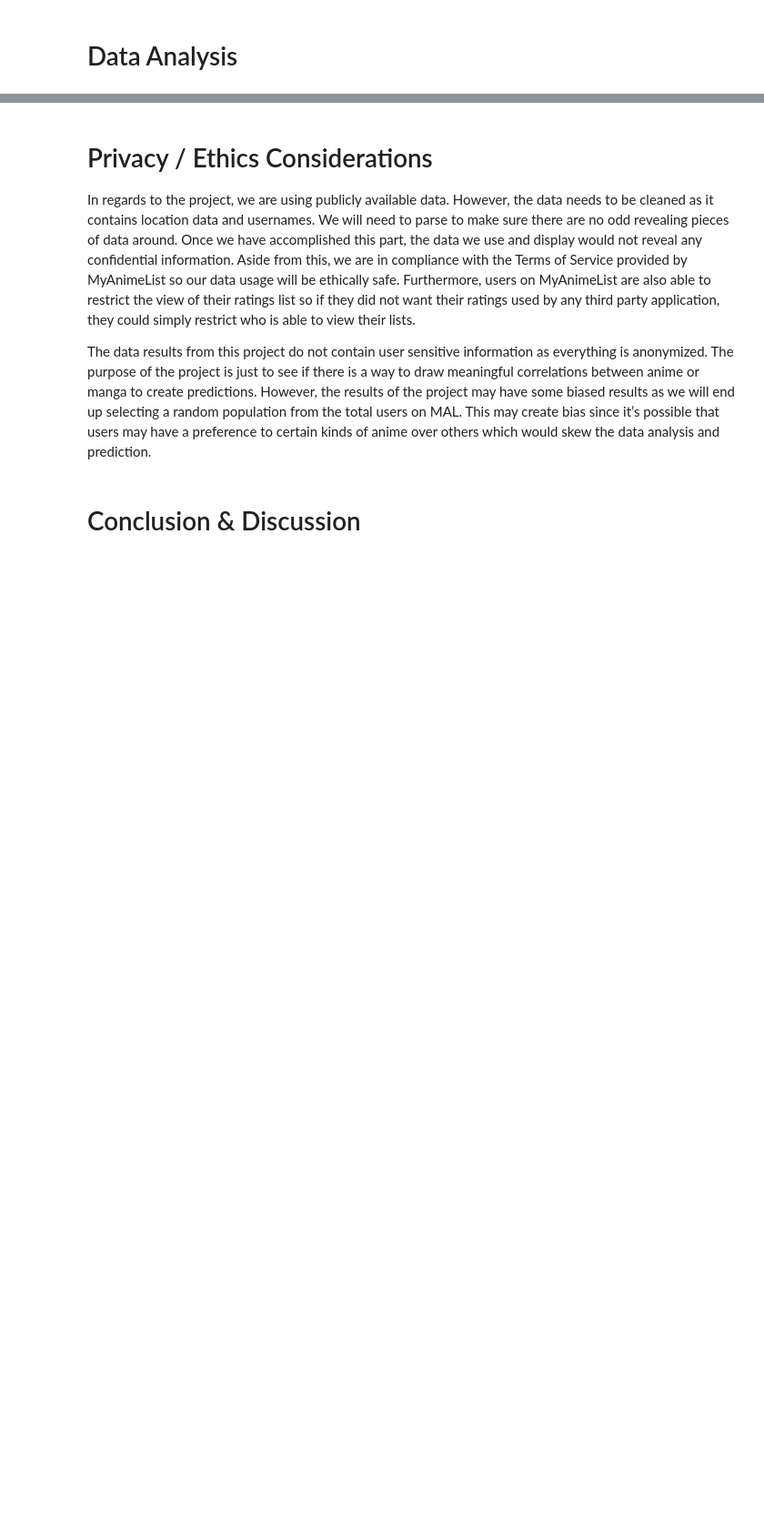
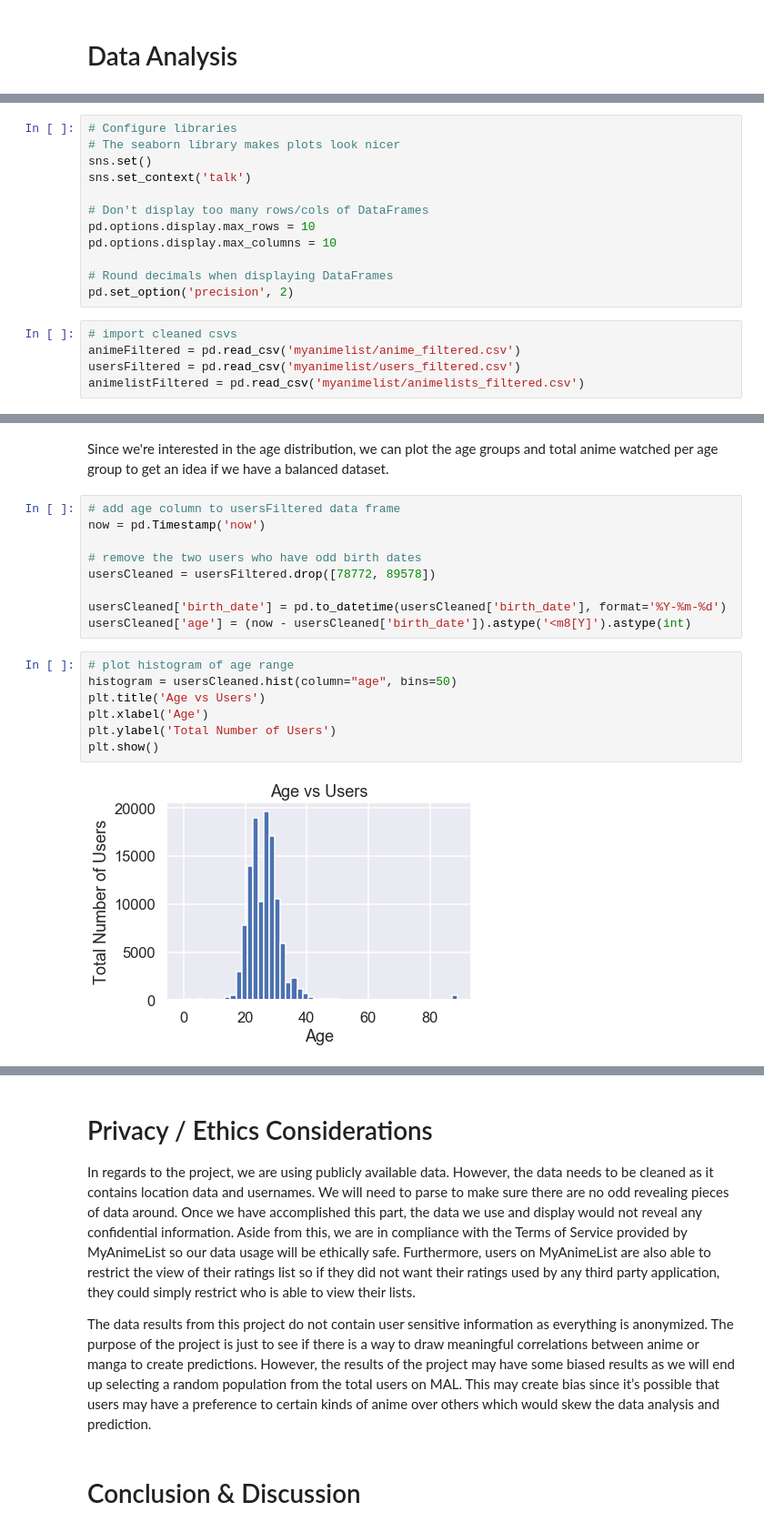
Before and after one commit to Dhandal/COGS108ProjectFinal, a Jupyter notebook: FinalProject.ipynb, the cells around one changed output, grey strips where cells are left out. Shown: that part at 91% size. Saved outputs shown, nothing was run; the diff lists cells and outputs as text; blank space fills up the shorter version.

```diff
--- a/FinalProject.ipynb
+++ b/FinalProject.ipynb
@@ -39,0 +57,17 @@ https://jikan.moe/ - This API can be used to interface with MAL’s website to g
+# %%
+# Configure libraries
+# The seaborn library makes plots look nicer
+sns.set()
+sns.set_context('talk')
+
+# Don't display too many rows/cols of DataFrames
+pd.options.display.max_rows = 10
+pd.options.display.max_columns = 10
+
+# Round decimals when displaying DataFrames
+pd.set_option('precision', 2)
+# %%
+# import cleaned csvs
+animeFiltered = pd.read_csv('myanimelist/anime_filtered.csv')
+usersFiltered = pd.read_csv('myanimelist/users_filtered.csv')
+animelistFiltered = pd.read_csv('myanimelist/animelists_filtered.csv')
@@ -39,0 +84,20 @@ https://jikan.moe/ - This API can be used to interface with MAL’s website to g
+# %% [markdown]
+Since we're interested in the age distribution, we can plot the age groups and total anime watched per age group to get an idea if we have a balanced dataset.
+# %%
+# add age column to usersFiltered data frame
+now = pd.Timestamp('now')
+
+# remove the two users who have odd birth dates
+usersCleaned = usersFiltered.drop([78772, 89578])
+
+usersCleaned['birth_date'] = pd.to_datetime(usersCleaned['birth_date'], format='%Y-%m-%d')
+usersCleaned['age'] = (now - usersCleaned['birth_date']).astype('<m8[Y]').astype(int)
+# %%
+# plot histogram of age range
+histogram = usersCleaned.hist(column="age", bins=50)
+plt.title('Age vs Users')
+plt.xlabel('Age')
+plt.ylabel('Total Number of Users')
+plt.show()
+# %% [output]
+[figure, added]
```
Also changed, not shown: parts of 7 cells of this notebook.
